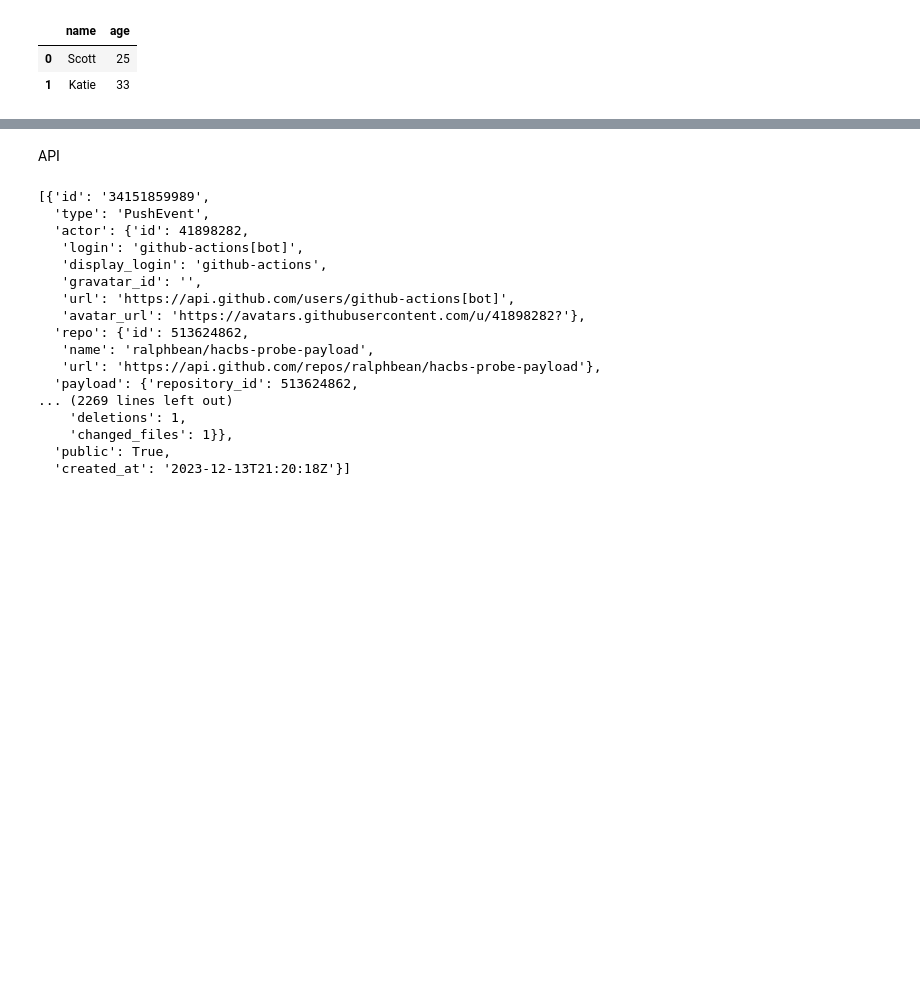
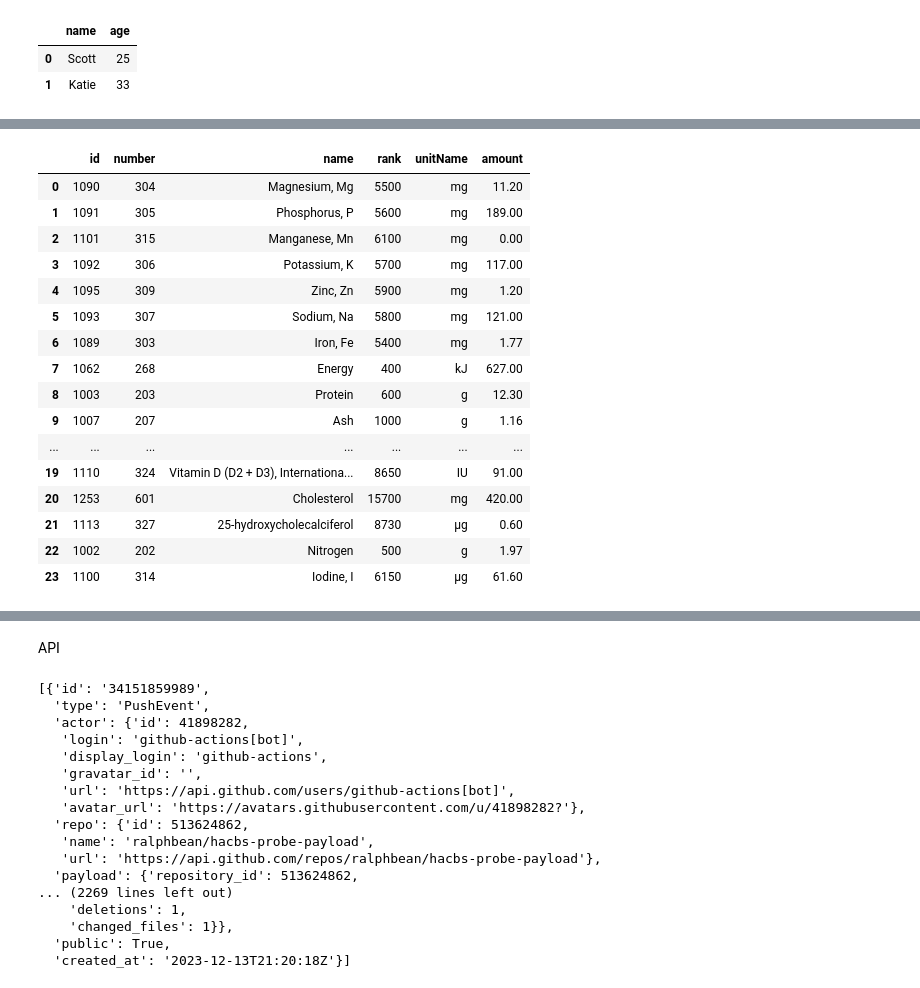
Before and after one commit to Romain-DE/ensae-python-int, a Jupyter notebook: 4_JSON/1_format_JSON.ipynb, the cells around one changed output, grey strips where cells are left out. Cells and saved outputs as stored; diff of their text form; code cells hidden in the pictures; blank space fills up the shorter version.

```diff
--- a/4_JSON/1_format_JSON.ipynb
+++ b/4_JSON/1_format_JSON.ipynb
@@ -31,0 +141,5 @@ pd.DataFrame(result['siblings'], columns = ["name", "age"])
+# %%
+# Ce n'est pas très lisible
+# Faire un dataframe à partir du champ nutrient dans le tableau ci-dessus
+egg_nutrients = pd.DataFrame([elt["nutrient"] for elt in raw_egg["foodNutrients"]])
+egg_nutrients
@@ -31,0 +164,22 @@ pd.DataFrame(result['siblings'], columns = ["name", "age"])
+# %%
+# Il manque la quantité associée ! Comment la rajouter ?
+egg_nutrients["amount"] = nutrients_info_in_egg["amount"]
+egg_nutrients
+# %% [output]
+|  | id | number | name | rank | unitName | amount |
+| 0 | 1090 | 304 | Magnesium, Mg | 5500 | mg | 11.20 |
+| 1 | 1091 | 305 | Phosphorus, P | 5600 | mg | 189.00 |
+| 2 | 1101 | 315 | Manganese, Mn | 6100 | mg | 0.00 |
+| 3 | 1092 | 306 | Potassium, K | 5700 | mg | 117.00 |
+| 4 | 1095 | 309 | Zinc, Zn | 5900 | mg | 1.20 |
+| 5 | 1093 | 307 | Sodium, Na | 5800 | mg | 121.00 |
+| 6 | 1089 | 303 | Iron, Fe | 5400 | mg | 1.77 |
+| 7 | 1062 | 268 | Energy | 400 | kJ | 627.00 |
+| 8 | 1003 | 203 | Protein | 600 | g | 12.30 |
+| 9 | 1007 | 207 | Ash | 1000 | g | 1.16 |
+| ... | ... | ... | ... | ... | ... | ... |
+| 19 | 1110 | 324 | Vitamin D (D2 + D3), Internationa... | 8650 | IU | 91.00 |
+| 20 | 1253 | 601 | Cholesterol | 15700 | mg | 420.00 |
+| 21 | 1113 | 327 | 25-hydroxycholecalciferol | 8730 | µg | 0.60 |
+| 22 | 1002 | 202 | Nitrogen | 500 | g | 1.97 |
+| 23 | 1100 | 314 | Iodine, I | 6150 | µg | 61.60 |
```
Also changed, not shown: parts of 19 cells of this notebook, 1 other file.
